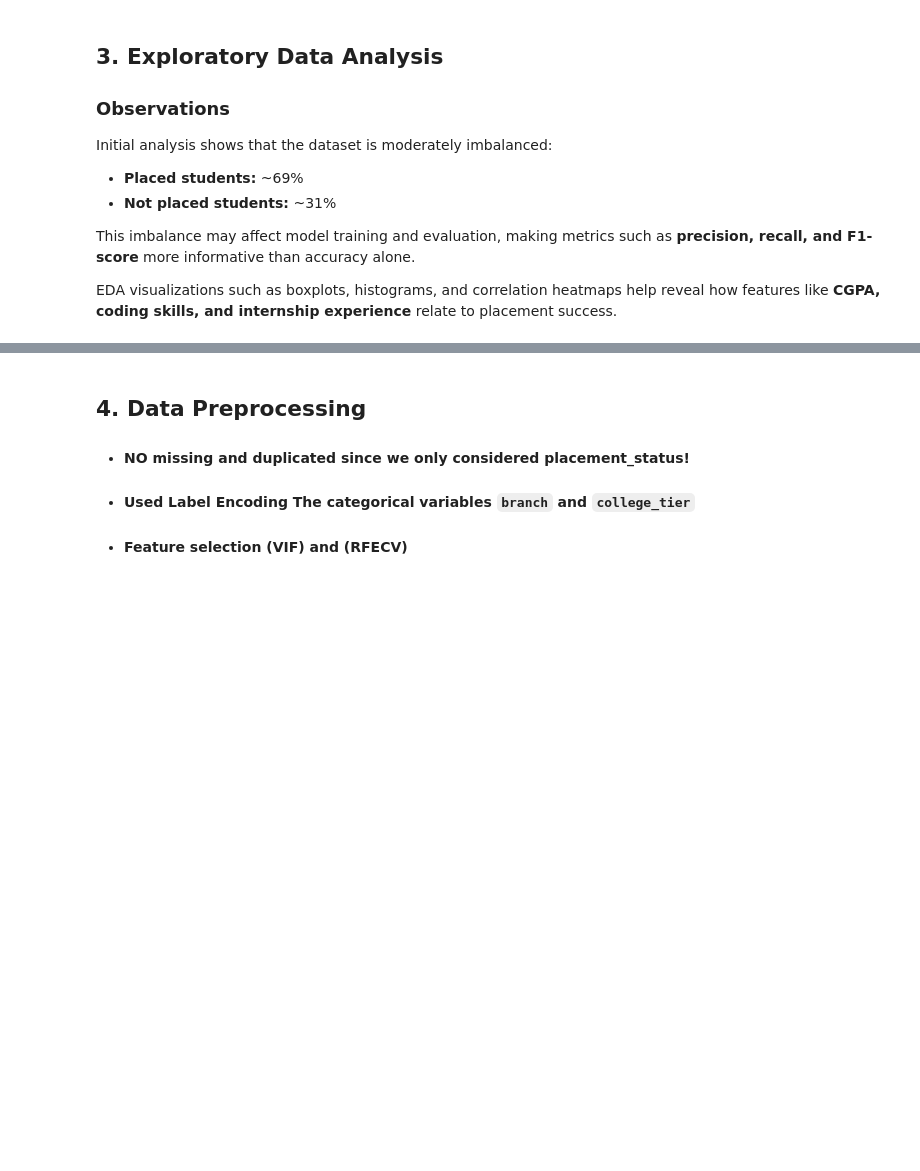
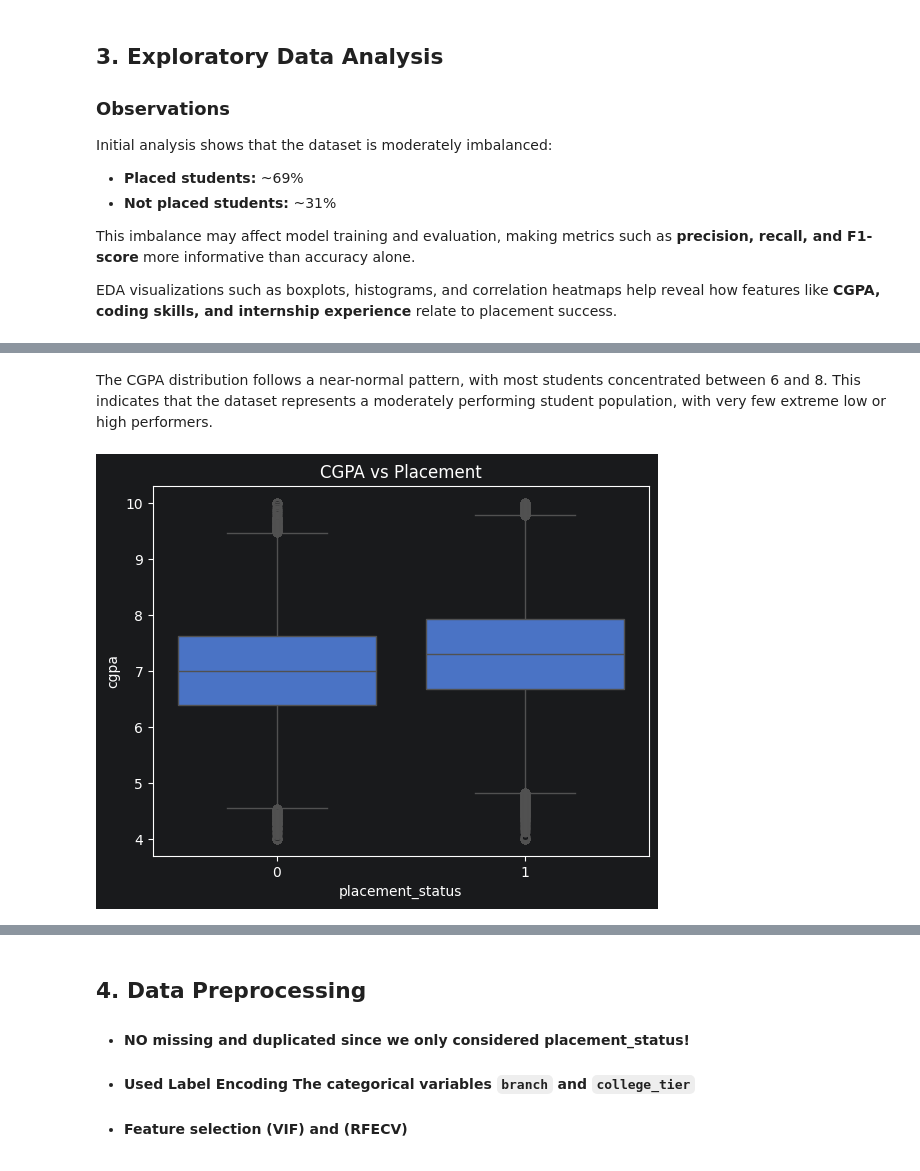
Before and after one commit to kaymansrinivasan/Student_Placement_Analysis-Prediction, a Jupyter notebook: notebooks/student_placement_prediction.ipynb, the cells around one changed output, grey strips where cells are left out. Saved outputs shown, nothing was run; the diff lists cells and outputs as text; code cells hidden in the pictures; blank space fills up the shorter version.

```diff
--- a/notebooks/student_placement_prediction.ipynb
+++ b/notebooks/student_placement_prediction.ipynb
@@ -131,0 +138,8 @@ plt.show()
+# %% [markdown]
+The CGPA distribution follows a near-normal pattern, with most students concentrated between 6 and 8. This indicates that the dataset represents a moderately performing student population, with very few extreme low or high performers.
+# %%
+sns.boxplot(x=df["placement_status"], y=df["cgpa"])
+plt.title("CGPA vs Placement")
+plt.show()
+# %% [output]
+[figure, added]
```
Also changed, not shown: parts of 35 cells of this notebook.
